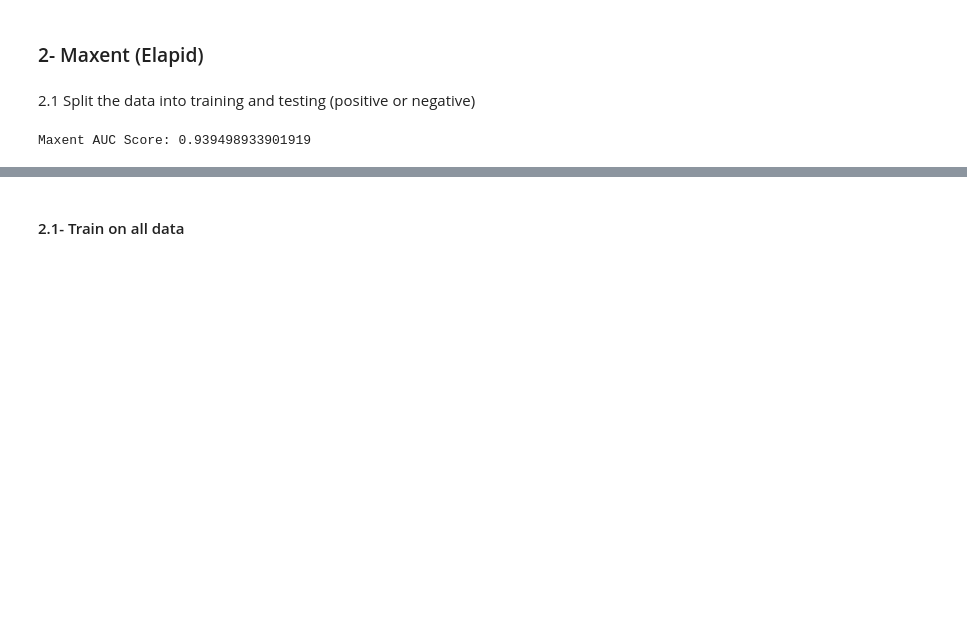
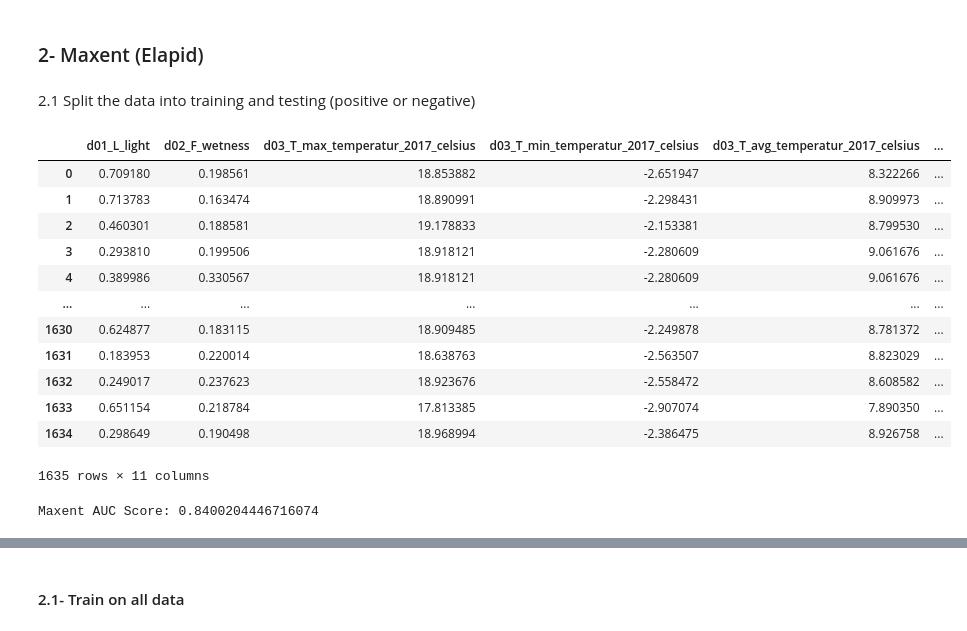
Before and after one commit to FAIRiCUBE/uc1-urban-climate, a Jupyter notebook: notebooks/dev/f07_neopythen/Habitat_distribution_Luxembourg.ipynb, the cells around one changed output, grey strips where cells are left out. Cells and saved outputs as stored; diff of their text form; code cells hidden in the pictures; blank space fills up the shorter version.

```diff
--- a/notebooks/dev/f07_neopythen/Habitat_distribution_Luxembourg.ipynb
+++ b/notebooks/dev/f07_neopythen/Habitat_distribution_Luxembourg.ipynb
@@ -481,7 +481,7 @@ combined_data = pd.concat([presence_data, background_data], ignore_index=True)
 labels = np.concatenate([presence_labels, background_labels])
 
 # Select environmental variables (excluding species and coordinates)
-features = combined_data.drop(columns=[species, 'longitude', 'latitude'])
+features = combined_data.drop(columns=[species, 'longitude', 'latitude', 'band', 'dim_0', 'spatial_ref'])
 
 
 coords = combined_data[['longitude', 'latitude']].to_numpy()
@@ -558,6 +552,22 @@ ValueError: Custom tiles must have an attribution.
 ### 2- Maxent (Elapid)
 # %% [markdown]
 2.1 Split the data into training and testing (positive or negative)
+# %%
+features
+# %% [output]
+|  | d01_L_light | d02_F_wetness | d03_T_max_temperatur_2017_celsius | d03_T_min_temperatur_2017_celsius | d03_T_avg_temperatur_2017_celsius | ... |
+| 0 | 0.709180 | 0.198561 | 18.853882 | -2.651947 | 8.322266 | ... |
+| 1 | 0.713783 | 0.163474 | 18.890991 | -2.298431 | 8.909973 | ... |
+| 2 | 0.460301 | 0.188581 | 19.178833 | -2.153381 | 8.799530 | ... |
+| 3 | 0.293810 | 0.199506 | 18.918121 | -2.280609 | 9.061676 | ... |
+| 4 | 0.389986 | 0.330567 | 18.918121 | -2.280609 | 9.061676 | ... |
+| ... | ... | ... | ... | ... | ... | ... |
+| 1630 | 0.624877 | 0.183115 | 18.909485 | -2.249878 | 8.781372 | ... |
+| 1631 | 0.183953 | 0.220014 | 18.638763 | -2.563507 | 8.823029 | ... |
+| 1632 | 0.249017 | 0.237623 | 18.923676 | -2.558472 | 8.608582 | ... |
+| 1633 | 0.651154 | 0.218784 | 17.813385 | -2.907074 | 7.890350 | ... |
+| 1634 | 0.298649 | 0.190498 | 18.968994 | -2.386475 | 8.926758 | ... |
+1635 rows × 11 columns
 # %%
 # Step 2: Split into training and testing sets
 X_train, X_test, y_train, y_test = train_test_split(features, labels, test_size=0.2, random_state=42)
@@ -574,4 +584,4 @@ y_pred_MX1 = maxent.predict(X_test)
 auc_score = roc_auc_score(y_test, y_pred_MX1)
 print(f"Maxent AUC Score: {auc_score}")
 # %% [output]
-Maxent AUC Score: 0.939498933901919
+Maxent AUC Score: 0.8400204446716074
```
Also changed, not shown: parts of 9 cells of this notebook.
